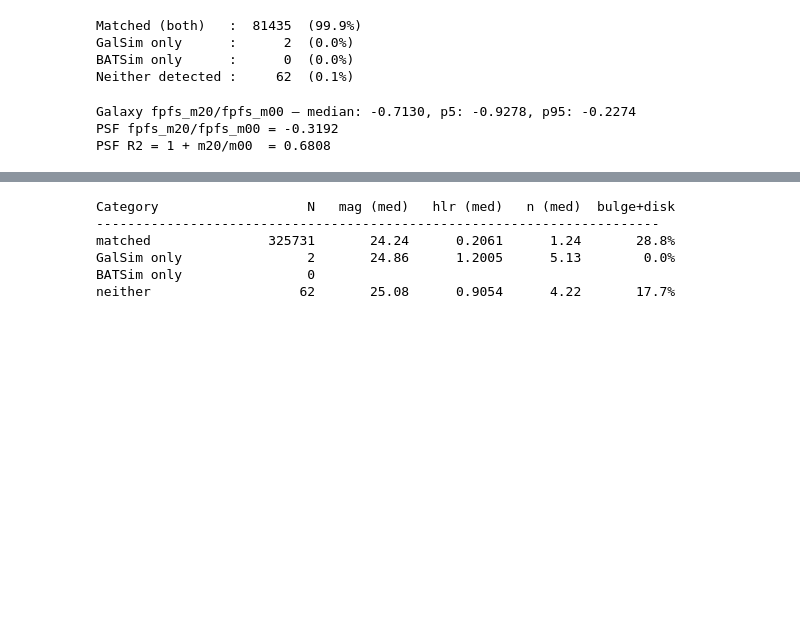
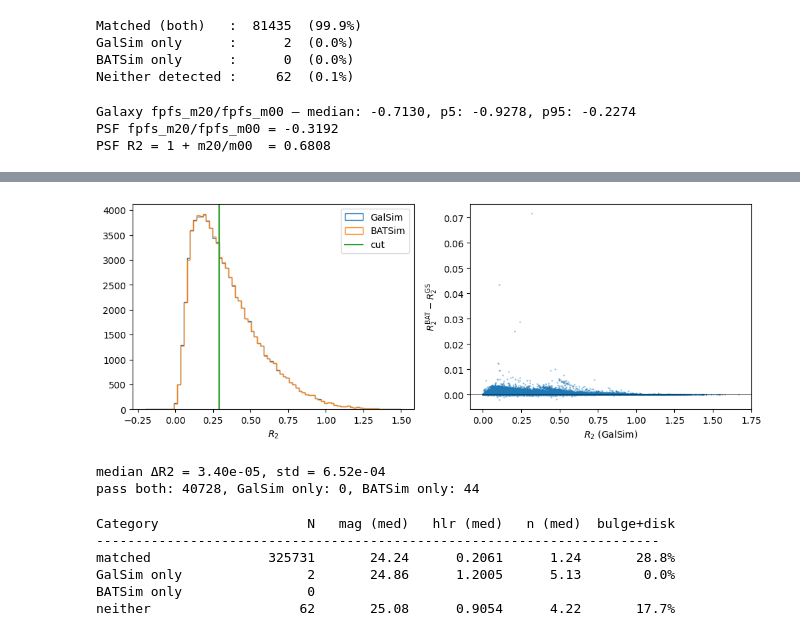
Before and after one commit to BATSim-cauldron/BATSim, a Jupyter notebook: notebooks/validation/new_shear_accuracy.ipynb, the cells around one changed output, grey strips where cells are left out. Saved outputs shown, nothing was run; the diff lists cells and outputs as text; code cells hidden in the pictures; blank space fills up the shorter version.

```diff
--- a/notebooks/validation/new_shear_accuracy.ipynb
+++ b/notebooks/validation/new_shear_accuracy.ipynb
@@ -465,3 +471,26 @@ R > 1.000: 7079 / 81435 (8.7%) galaxies pass
+# %%
+fig, axes = plt.subplots(1, 2, figsize=(12, 4))
+
+axes[0].hist(r2_gs[has_obs], bins=80, range=(-0.2, 1.5), histtype='step', label='GalSim')
+axes[0].hist(r2_bt[has_obs], bins=80, range=(-0.2, 1.5), histtype='step', label='BATSim')
+axes[0].axvline(0.291, color='C2', ls='-', label='cut')
+axes[0].set_xlabel(r'$R_2$'); axes[0].legend()
+
+dr2 = r2_bt[has_obs] - r2_gs[has_obs]
+axes[1].scatter(r2_gs[has_obs], dr2, s=1, alpha=0.3)
+axes[1].axhline(0, color='k', lw=0.5)
+axes[1].set_xlabel(r'$R_2$ (GalSim)'); axes[1].set_ylabel(r'$R_2^{\rm BAT} - R_2^{\rm GS}$')
+plt.show()
+
+cut_gs = r2_gs[has_obs] > 0.291
+cut_bt = r2_bt[has_obs] > 0.291
+print(f'median ΔR2 = {np.median(dr2):.2e}, std = {np.std(dr2):.2e}')
+print(f'pass both: {(cut_gs & cut_bt).sum()}, GalSim only: {(cut_gs & ~cut_bt).sum()}, '
+      f'BATSim only: {(~cut_gs & cut_bt).sum()}')
+# %% [output]
+[figure, added]
+median ΔR2 = 3.40e-05, std = 6.52e-04
+pass both: 40728, GalSim only: 0, BATSim only: 44
 # %%
 def collect_props(k_list):
     """
```
Also changed, not shown: parts of 4 cells of this notebook.
